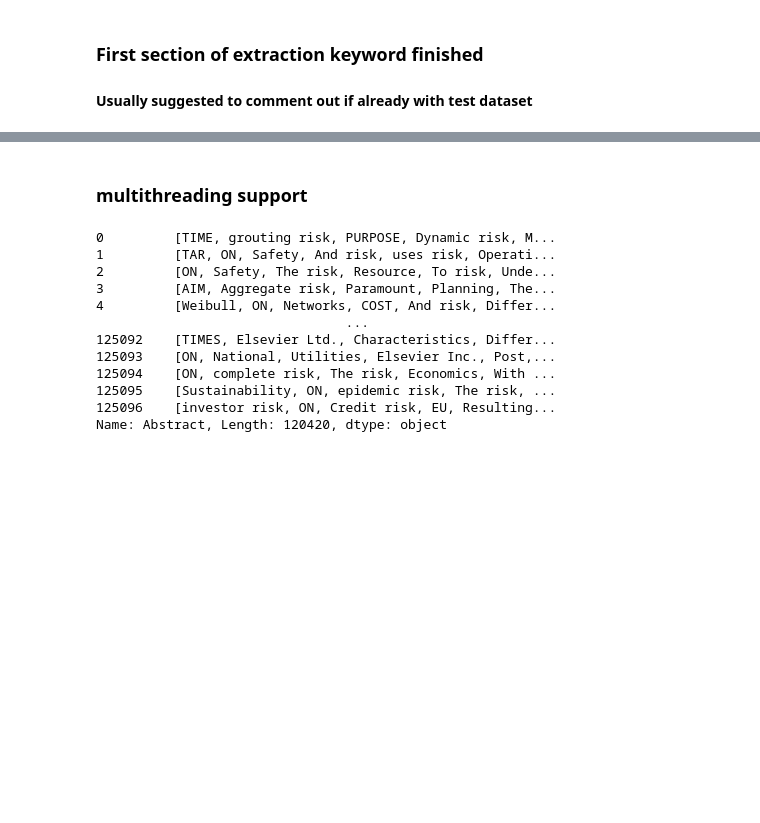
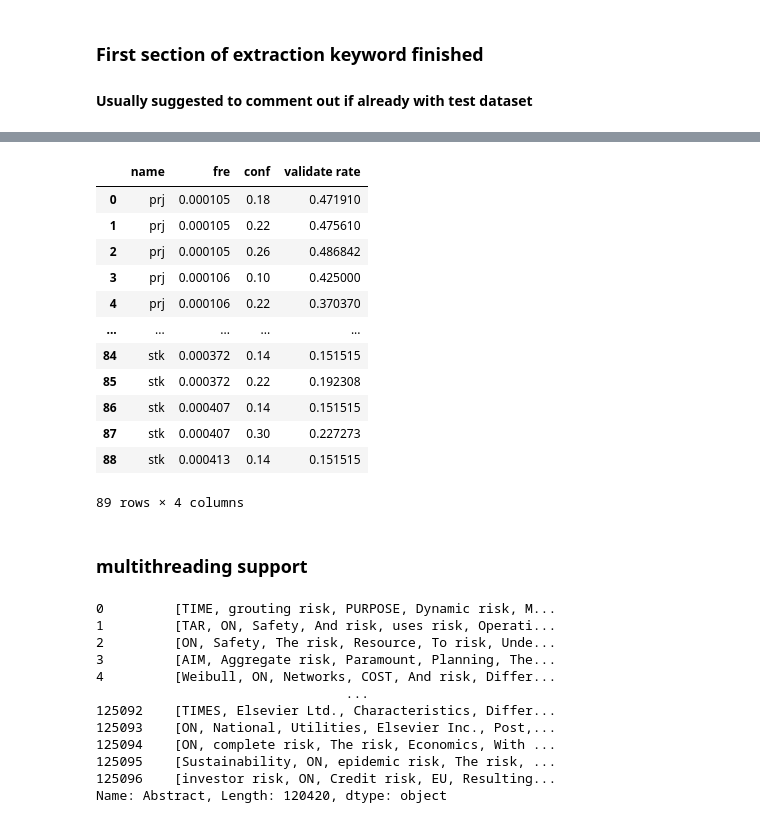
Before and after one commit to sinomark123/knowledge-graph-for-stakeholder-risks-detection-in-mega-infrastructure-projects, a Jupyter notebook: NPL -- BRE/Object Three.ipynb, the cells around one changed output, grey strips where cells are left out. Cells and saved outputs as stored; diff of their text form; code cells hidden in the pictures; blank space fills up the shorter version.

```diff
--- a/NPL -- BRE/Object Three.ipynb
+++ b/NPL -- BRE/Object Three.ipynb
@@ -139,0 +191,24 @@ temp.to_csv(r"../attempt.csv", index=False)
+# %%
+partition=initial.loc[["validate rate"], :]
+value, columns=partition.values, partition.columns.to_list()
+# %%
+new_vis_set=[columns[num].replace(".csv", "").split("_")+[value[0][num]] for num in range(0, len(columns))]
+# %%
+new_vis_set=pd.DataFrame(new_vis_set, columns=["name", "fre", "conf", "validate rate"])
+new_vis_set[["fre", "conf"]]=new_vis_set.loc[:, ["fre", "conf"]].astype(float)
+# %%
+new_vis_set
+# %% [output]
+|  | name | fre | conf | validate rate |
+| 0 | prj | 0.000105 | 0.18 | 0.471910 |
+| 1 | prj | 0.000105 | 0.22 | 0.475610 |
+| 2 | prj | 0.000105 | 0.26 | 0.486842 |
+| 3 | prj | 0.000106 | 0.10 | 0.425000 |
+| 4 | prj | 0.000106 | 0.22 | 0.370370 |
+| ... | ... | ... | ... | ... |
+| 84 | stk | 0.000372 | 0.14 | 0.151515 |
+| 85 | stk | 0.000372 | 0.22 | 0.192308 |
+| 86 | stk | 0.000407 | 0.14 | 0.151515 |
+| 87 | stk | 0.000407 | 0.30 | 0.227273 |
+| 88 | stk | 0.000413 | 0.14 | 0.151515 |
+89 rows × 4 columns
```
Also changed, not shown: parts of 24 cells of this notebook, 9 other files.
